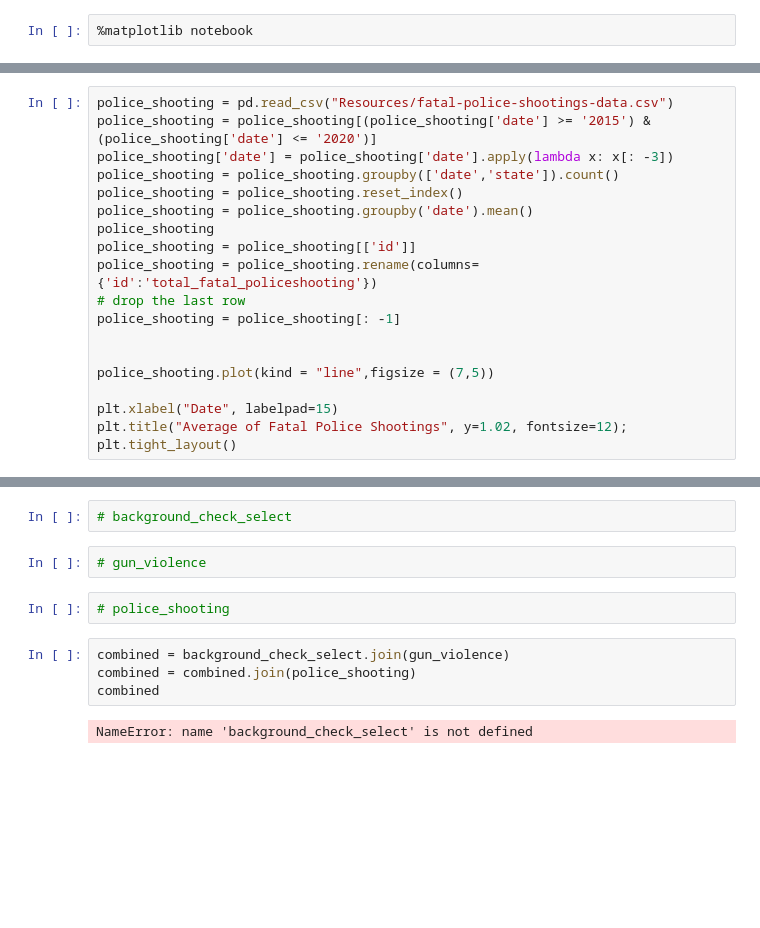
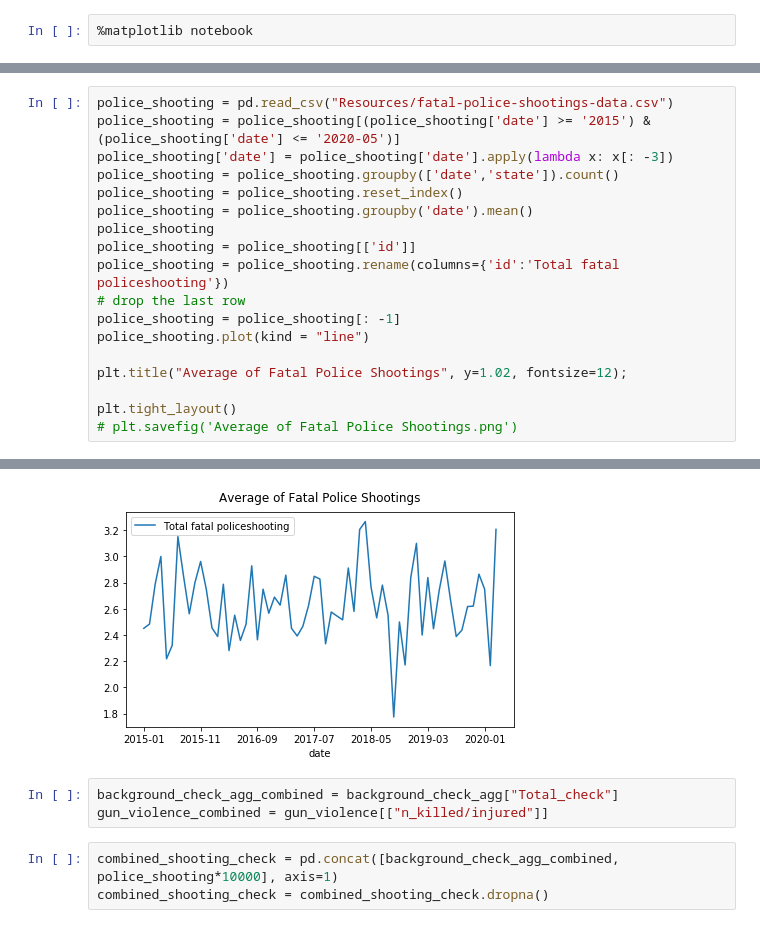
Before and after one commit to sasithwij/project1, a Jupyter notebook: gun.ipynb, the cells around one changed output, grey strips where cells are left out. Cells and saved outputs as stored; diff of their text form; blank space fills up the shorter version.

```diff
--- a/gun.ipynb
+++ b/gun.ipynb
@@ -63,20 +50,19 @@ plt.tight_layout()
 # %%
 police_shooting = pd.read_csv("Resources/fatal-police-shootings-data.csv")
-police_shooting = police_shooting[(police_shooting['date'] >= '2015') & (police_shooting['date'] <= '2020')]
+police_shooting = police_shooting[(police_shooting['date'] >= '2015') & (police_shooting['date'] <= '2020-05')]
 police_shooting['date'] = police_shooting['date'].apply(lambda x: x[: -3])
 police_shooting = police_shooting.groupby(['date','state']).count()
 police_shooting = police_shooting.reset_index()
 police_shooting = police_shooting.groupby('date').mean()
 police_shooting
 police_shooting = police_shooting[['id']]
-police_shooting = police_shooting.rename(columns={'id':'total_fatal_policeshooting'})
+police_shooting = police_shooting.rename(columns={'id':'Total fatal policeshooting'})
 # drop the last row
 police_shooting = police_shooting[: -1]
+police_shooting.plot(kind = "line")
 
+plt.title("Average of Fatal Police Shootings", y=1.02, fontsize=12);
 
-police_shooting.plot(kind = "line",figsize = (7,5))
-
-plt.xlabel("Date", labelpad=15)
-plt.title("Average of Fatal Police Shootings", y=1.02, fontsize=12);
 plt.tight_layout()
+# plt.savefig('Average of Fatal Police Shootings.png')
 # %% [output]
@@ -85,12 +69,7 @@ plt.tight_layout()
+[figure, added]
-# %%
-# background_check_select
-# %%
-# gun_violence
-# %%
-# police_shooting
-# %%
-combined = background_check_select.join(gun_violence)
-combined = combined.join(police_shooting)
-combined
-# %% [output]
-NameError: name 'background_check_select' is not defined
+# %%
+background_check_agg_combined = background_check_agg["Total_check"]
+gun_violence_combined = gun_violence[["n_killed/injured"]]
+# %%
+combined_shooting_check = pd.concat([background_check_agg_combined, police_shooting*10000], axis=1)
+combined_shooting_check = combined_shooting_check.dropna()
```
Also changed, not shown: parts of 16 cells of this notebook, 20 other files.
